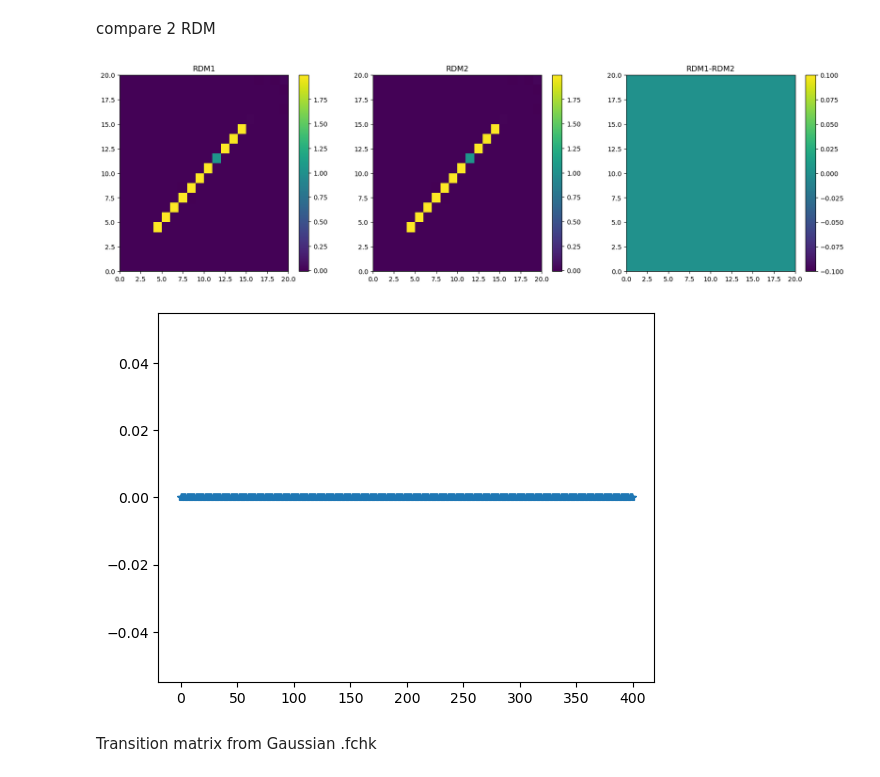
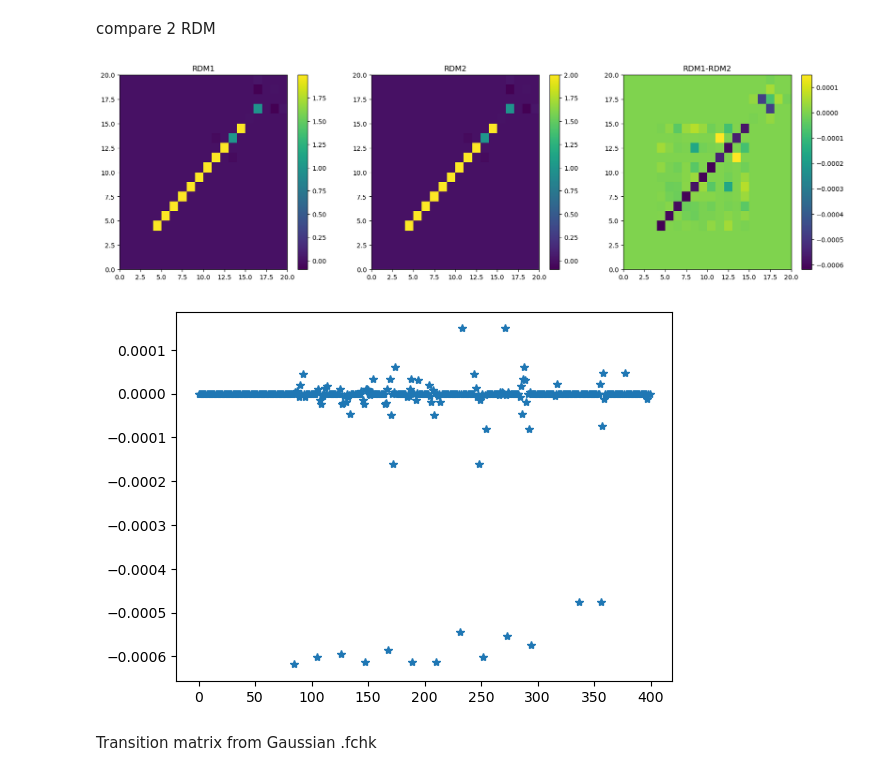
Before and after one commit to allouchear/CdftT, a Jupyter notebook: tools/dataAnalysis/data_analysis.ipynb, the cells around one changed output. Saved outputs shown, nothing was run; the diff lists cells and outputs as text; code cells hidden in the pictures.

```diff
--- a/tools/dataAnalysis/data_analysis.ipynb
+++ b/tools/dataAnalysis/data_analysis.ipynb
@@ -71,8 +71,9 @@ compare 2 RDM
 ##################
 # RDM from CdftT #
 ##################
-f1 = open("/home/atourneur/Documents/CdftT/test_ambroise/test_acrolein/cpp/cpp_Gamma_state50_RDM.cdftt")
-f2 = open("/home/atourneur/Documents/CdftT/test_ambroise/test_acrolein/cpp/cpp_Gamma_transition_state50_state50_RDM.cdftt")
+#f1 = open("/home/atourneur/Documents/CdftT/test_ambroise/test_acrolein/cpp/cpp_Gamma_state50_RDM.cdftt")
+f1 = open("/home/atourneur/Documents/CdftT/test_ambroise/test_acrolein/SDLimit/cpp_Gamma_SDlimit005__state8_RDM.cdftt")
+f2 = open("/home/atourneur/Documents/CdftT/test_ambroise/test_acrolein/SDLimit/cpp_Gamma_SDlimit0__state8_RDM.cdftt")
 Nmo = 80          # number of molecular orbitals i.e. size of matrix
 
 tokens = f1.read().split()
@@ -98,35 +99,35 @@ CdftTRDM2.resize((Nmo,Nmo))
 ##################
 # RDM from pySCF #
 ##################
 fname = "/home/atourneur/Documents/CdftT/test_ambroise/test_acrolein/pySCF/RDM_state_1.npy"
 pyRDM = np.load(fname)
 
 
 
 ########
 # plot #
 ########
 RDM1 = CdftTRDM1[0:20,0:20]
 RDM2 = CdftTRDM2[0:20,0:20]*2
 
 fig, ax = plt.subplots(nrows=1, ncols=3,figsize=(20,5.5))
 plot1 = ax[0].pcolormesh(RDM1)
 plt.colorbar(plot1)
 plot2 = ax[1].pcolormesh(RDM2)
 plt.colorbar(plot2)
 plot3 = ax[2].pcolormesh(RDM1-RDM2)
 plt.colorbar(plot3)
 ax[0].set_title('RDM1')
 ax[1].set_title('RDM2')
 ax[2].set_title('RDM1-RDM2')
 plt.show()
 
 
 plt.plot(RDM1.flatten()-RDM2.flatten(),"*")
 plt.show()
 # %% [output]
-[figure, old version]
+[figure, new version]
-[figure, old version]
+[figure, new version]
 # %% [markdown]
 Transition matrix from Gaussian .fchk
 # %%
```
Also changed, not shown: parts of 15 cells of this notebook.
